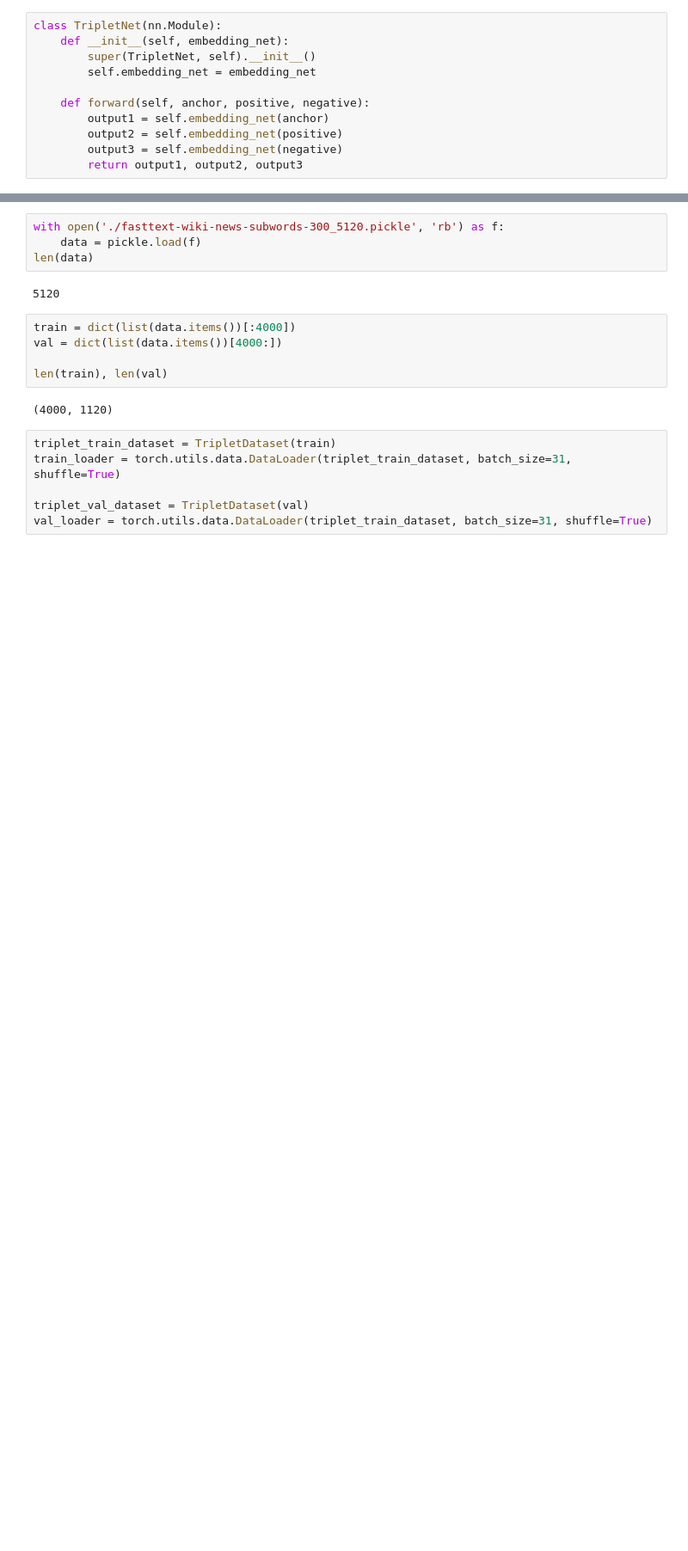
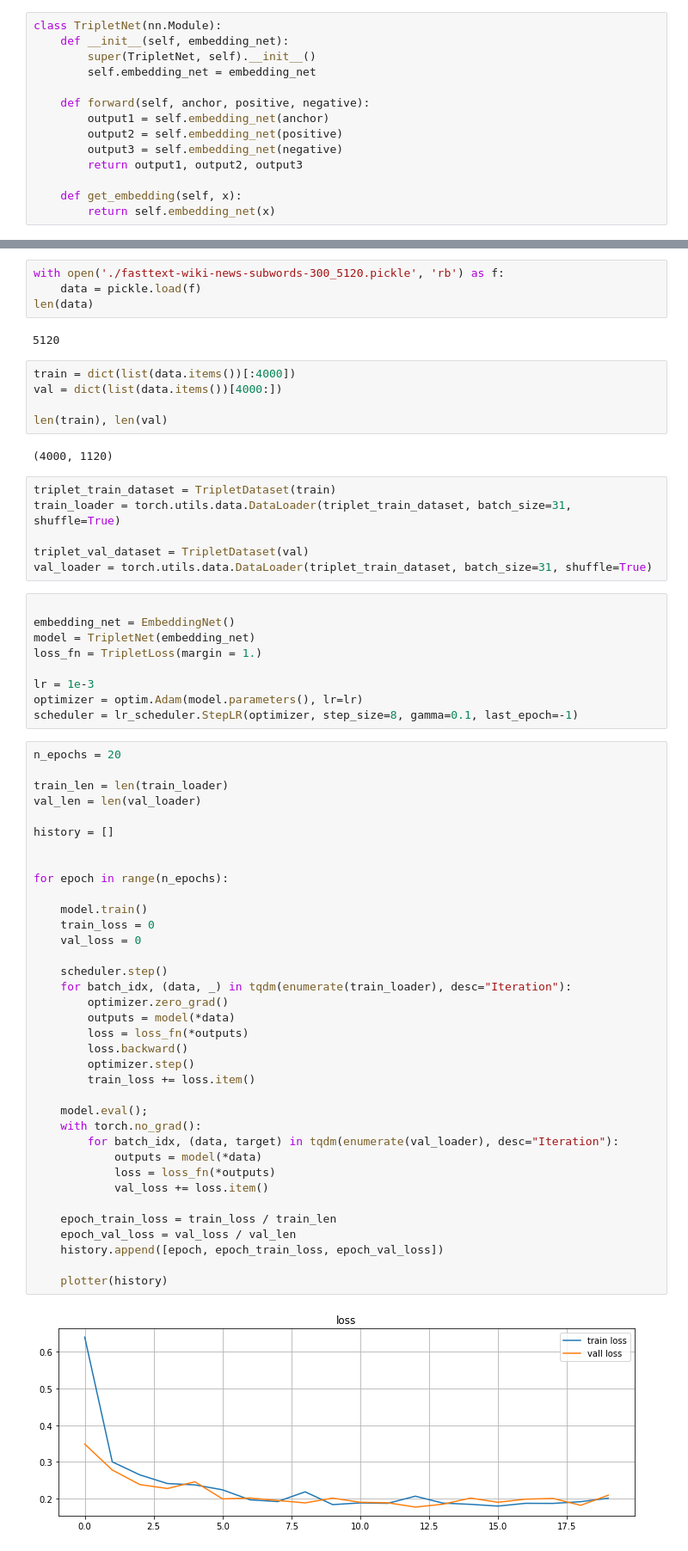
Before and after one commit to i-samenko/Triplet-net, a Jupyter notebook: triplet net.ipynb, the cells around one changed output, grey strips where cells are left out. Shown at 86% size. Saved outputs shown, nothing was run; the diff lists cells and outputs as text; blank space fills up the shorter version.

```diff
--- a/triplet net.ipynb
+++ b/triplet net.ipynb
@@ -36,6 +36,9 @@ class TripletNet(nn.Module):
         output2 = self.embedding_net(positive)
         output3 = self.embedding_net(negative)
         return output1, output2, output3
+
+    def get_embedding(self, x):
+        return self.embedding_net(x)
 # %%
 class EmbeddingNet(nn.Module):
     def __init__(self):
@@ -114,3 +134,50 @@ train_loader = torch.utils.data.DataLoader(triplet_train_dataset, batch_size=31,
 
 triplet_val_dataset = TripletDataset(val)
 val_loader = torch.utils.data.DataLoader(triplet_train_dataset, batch_size=31, shuffle=True)
+# %%
+
+embedding_net = EmbeddingNet()
+model = TripletNet(embedding_net)
+loss_fn = TripletLoss(margin = 1.)
+
+lr = 1e-3
+optimizer = optim.Adam(model.parameters(), lr=lr)
+scheduler = lr_scheduler.StepLR(optimizer, step_size=8, gamma=0.1, last_epoch=-1)
+# %%
+n_epochs = 20
+
+train_len = len(train_loader)
+val_len = len(val_loader)
+
+history = []
+
+
+for epoch in range(n_epochs):
+
+    model.train()
+    train_loss = 0
+    val_loss = 0
+
+    scheduler.step()
+    for batch_idx, (data, _) in tqdm(enumerate(train_loader), desc="Iteration"):
+        optimizer.zero_grad()
+        outputs = model(*data)
+        loss = loss_fn(*outputs)
+        loss.backward()
+        optimizer.step()
+        train_loss += loss.item()
+
+    model.eval();
+    with torch.no_grad():
+        for batch_idx, (data, target) in tqdm(enumerate(val_loader), desc="Iteration"):
+            outputs = model(*data)
+            loss = loss_fn(*outputs)
+            val_loss += loss.item()
+
+    epoch_train_loss = train_loss / train_len
+    epoch_val_loss = val_loss / val_len
+    history.append([epoch, epoch_train_loss, epoch_val_loss])
+
+    plotter(history)
+# %% [output]
+[figure, added]
```
Also changed, not shown: parts of 20 cells of this notebook.
